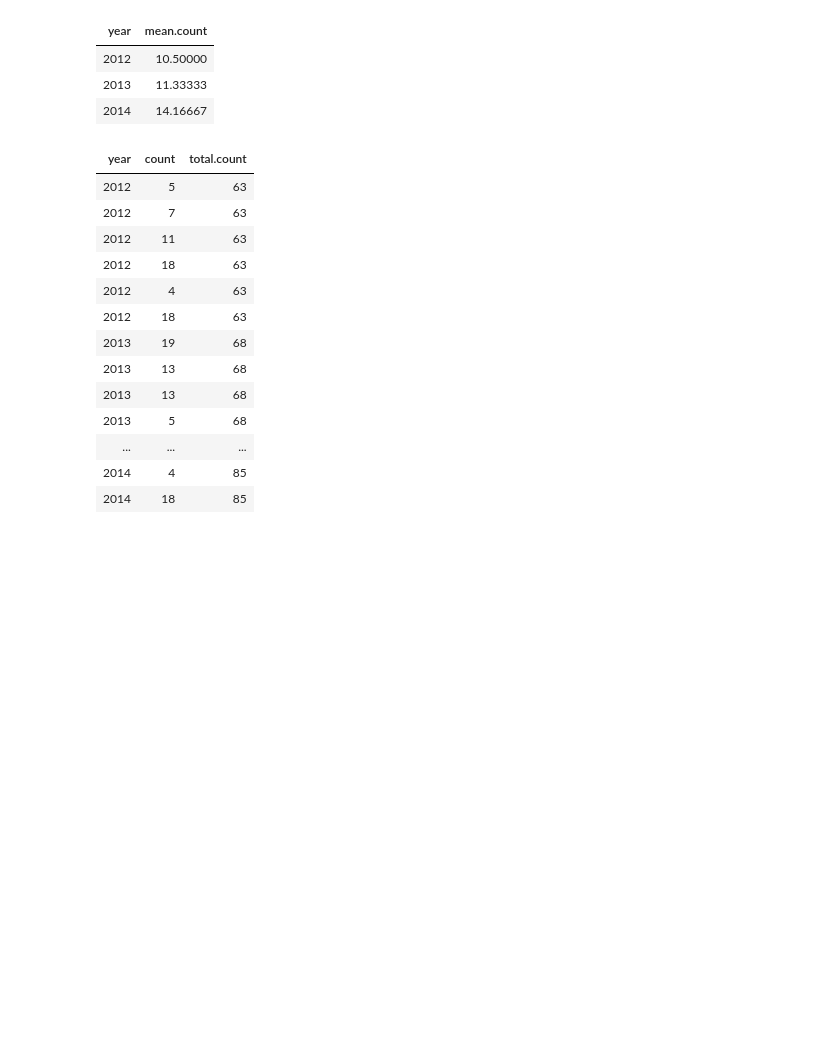
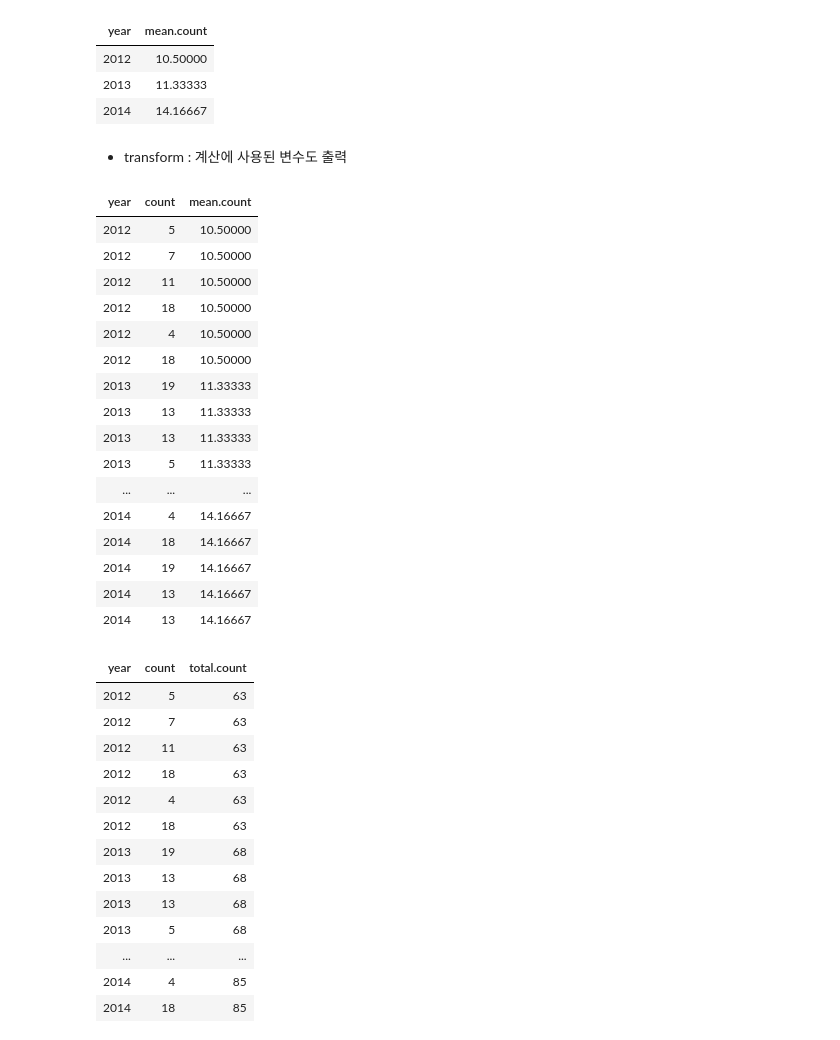
Before and after one commit to liberalapes/ADsP_summary, a Jupyter notebook: ADsP_Chp_04_01_02.ipynb, the cells around one changed output. Cells and saved outputs as stored; diff of their text form; code cells hidden in the pictures; blank space fills up the shorter version.

```diff
--- a/ADsP_Chp_04_01_02.ipynb
+++ b/ADsP_Chp_04_01_02.ipynb
@@ -397,6 +434,28 @@ ddply(d, "year", summarise, mean.count = mean(count))
 | 2012 | 10.50000 |
 | 2013 | 11.33333 |
 | 2014 | 14.16667 |
+# %% [markdown]
+- transform : 계산에 사용된 변수도 출력
+# %%
+ddply(d, "year", transform, mean.count = mean(count))
+# %% [output]
+| year | count | mean.count |
+| 2012 | 5 | 10.50000 |
+| 2012 | 7 | 10.50000 |
+| 2012 | 11 | 10.50000 |
+| 2012 | 18 | 10.50000 |
+| 2012 | 4 | 10.50000 |
+| 2012 | 18 | 10.50000 |
+| 2013 | 19 | 11.33333 |
+| 2013 | 13 | 11.33333 |
+| 2013 | 13 | 11.33333 |
+| 2013 | 5 | 11.33333 |
+| ... | ... | ... |
+| 2014 | 4 | 14.16667 |
+| 2014 | 18 | 14.16667 |
+| 2014 | 19 | 14.16667 |
+| 2014 | 13 | 14.16667 |
+| 2014 | 13 | 14.16667 |
 # %%
 ddply(d, "year", transform, total.count = sum(count))
 # %% [output]
```
Also changed, not shown: parts of 18 cells of this notebook.
